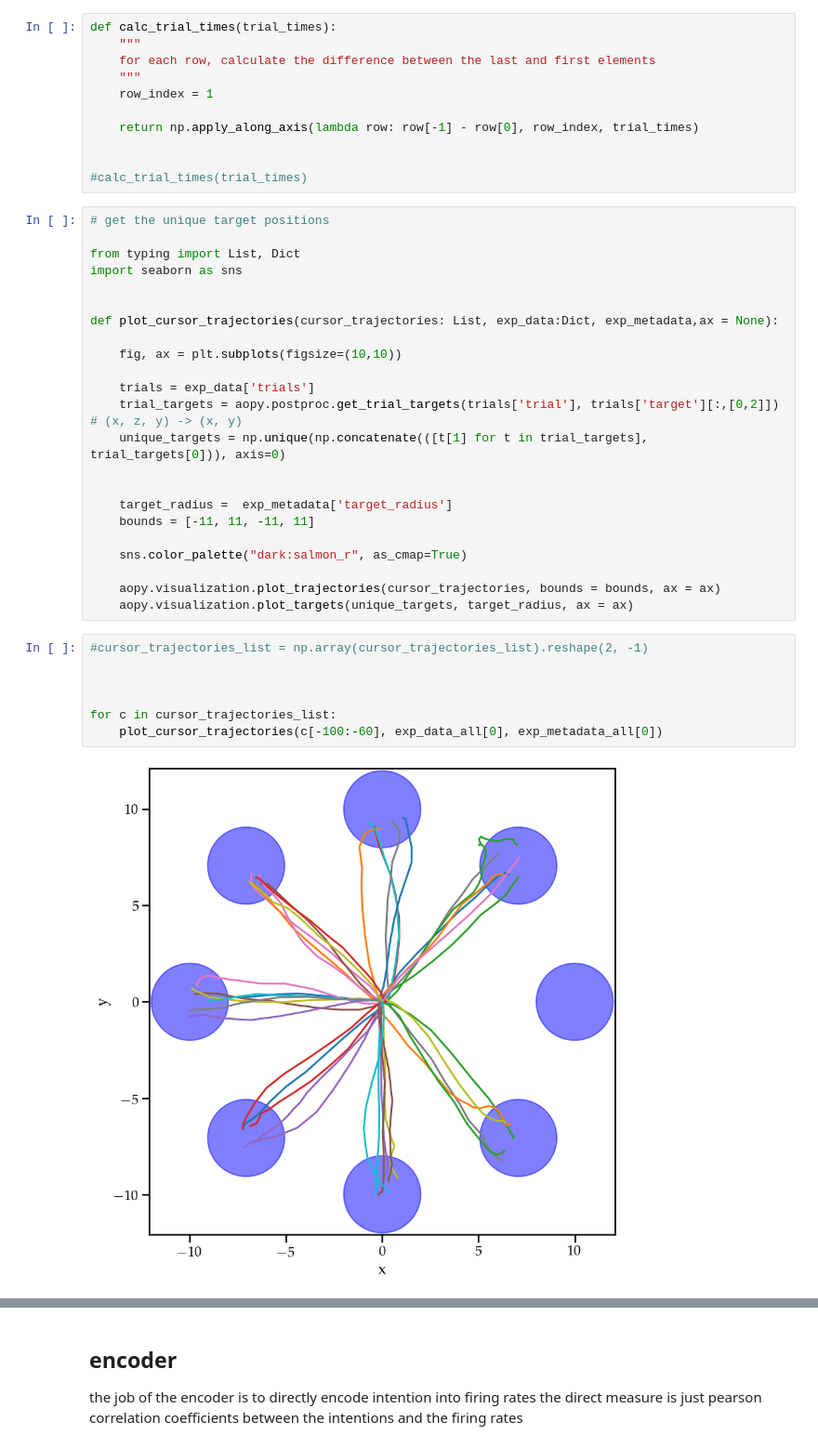
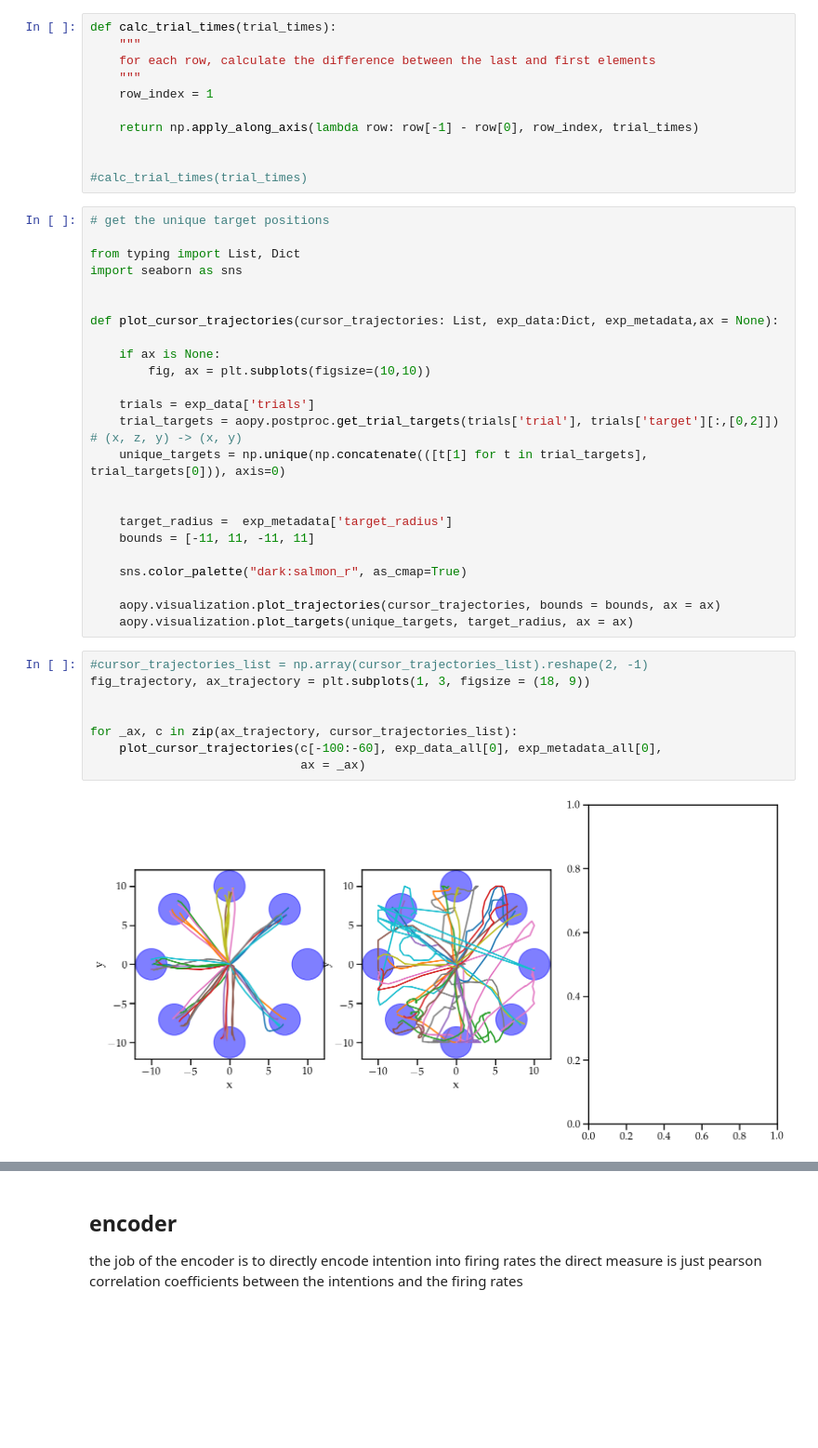
Before and after one commit to sijia66/adaptive_feature_selection, a Jupyter notebook: part_2_convex_optimization/230501_afs_change_encoder.ipynb, the cells around one changed output, grey strips where cells are left out. Shown at 93% size. Cells and saved outputs as stored; diff of their text form; blank space fills up the shorter version.

```diff
--- a/part_2_convex_optimization/230501_afs_change_encoder.ipynb
+++ b/part_2_convex_optimization/230501_afs_change_encoder.ipynb
@@ -476,7 +486,8 @@ import seaborn as sns
 
 def plot_cursor_trajectories(cursor_trajectories: List, exp_data:Dict, exp_metadata,ax = None):
 
-    fig, ax = plt.subplots(figsize=(10,10))
+    if ax is None:
+        fig, ax = plt.subplots(figsize=(10,10))
 
     trials = exp_data['trials']
     trial_targets = aopy.postproc.get_trial_targets(trials['trial'], trials['target'][:,[0,2]]) # (x, z, y) -> (x, y)
@@ -492,10 +503,11 @@ def plot_cursor_trajectories(cursor_trajectories: List, exp_data:Dict, exp_metad
     aopy.visualization.plot_targets(unique_targets, target_radius, ax = ax)
 # %%
 #cursor_trajectories_list = np.array(cursor_trajectories_list).reshape(2, -1)
+fig_trajectory, ax_trajectory = plt.subplots(1, 3, figsize = (18, 9))
 
 
-
-for c in cursor_trajectories_list:
-    plot_cursor_trajectories(c[-100:-60], exp_data_all[0], exp_metadata_all[0])
+for _ax, c in zip(ax_trajectory, cursor_trajectories_list):
+    plot_cursor_trajectories(c[-100:-60], exp_data_all[0], exp_metadata_all[0],
+                             ax = _ax)
 # %% [output]
-[figure, old version]
+[figure, new version]
```
Also changed, not shown: parts of 5 cells of this notebook, 1 other file.
